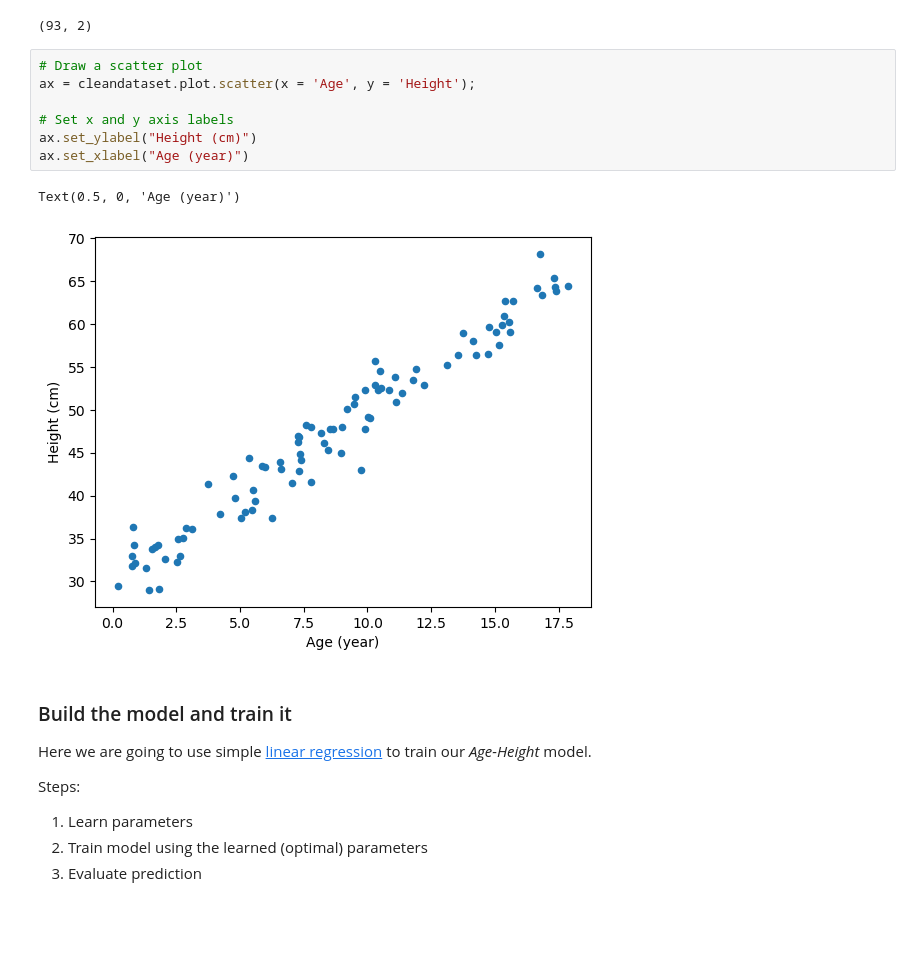
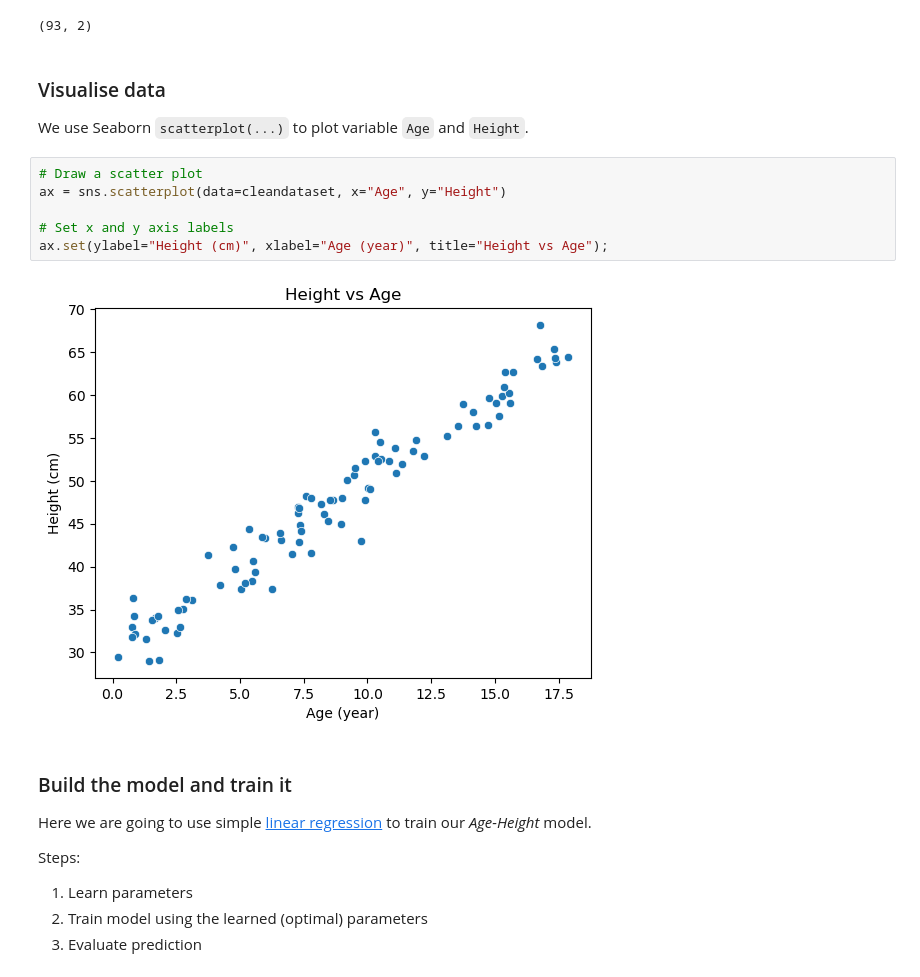
Before and after one commit to faizuddin/ISB46703, a Jupyter notebook: learning/supervised_regression.ipynb, the cells around one changed output. Drawn from its saved outputs; the diff is of its cells as text; blank space fills up the shorter version.

```diff
--- a/learning/supervised_regression.ipynb
+++ b/learning/supervised_regression.ipynb
@@ -68,16 +67,17 @@ cleandataset.head()
 cleandataset.shape
 # %% [output]
 (93, 2)
+# %% [markdown]
+### Visualise data
+We use Seaborn `scatterplot(...)` to plot variable `Age` and `Height`.
 # %%
 # Draw a scatter plot
-ax = cleandataset.plot.scatter(x = 'Age', y = 'Height');
+ax = sns.scatterplot(data=cleandataset, x="Age", y="Height")
 
 # Set x and y axis labels
-ax.set_ylabel("Height (cm)")
-ax.set_xlabel("Age (year)")
+ax.set(ylabel="Height (cm)", xlabel="Age (year)", title="Height vs Age");
 # %% [output]
-Text(0.5, 0, 'Age (year)')
-[figure, old version]
+[figure, new version]
 # %% [markdown]
 ### Build the model and train it
 
```
Also changed, not shown: parts of 21 cells of this notebook.
